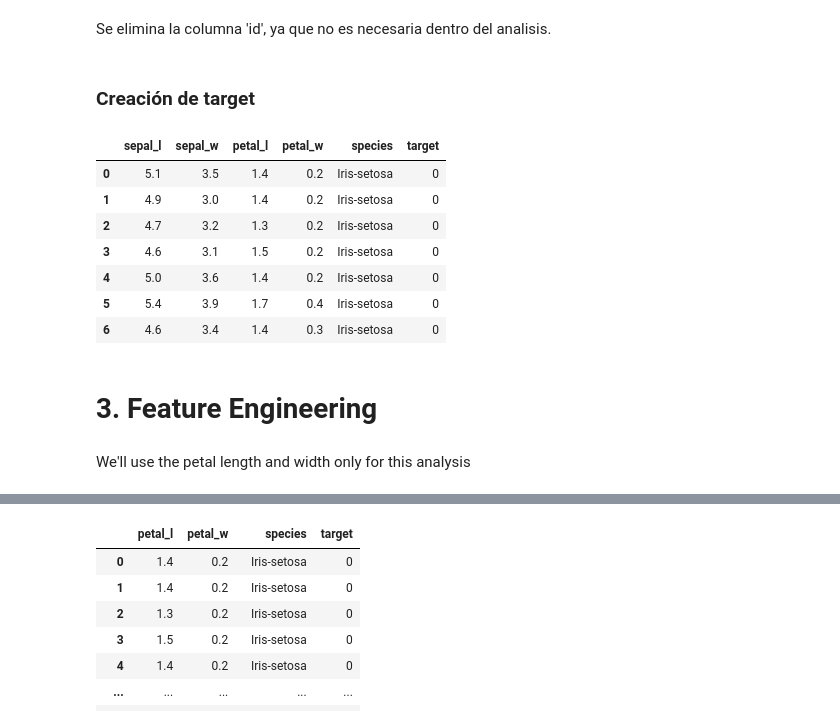
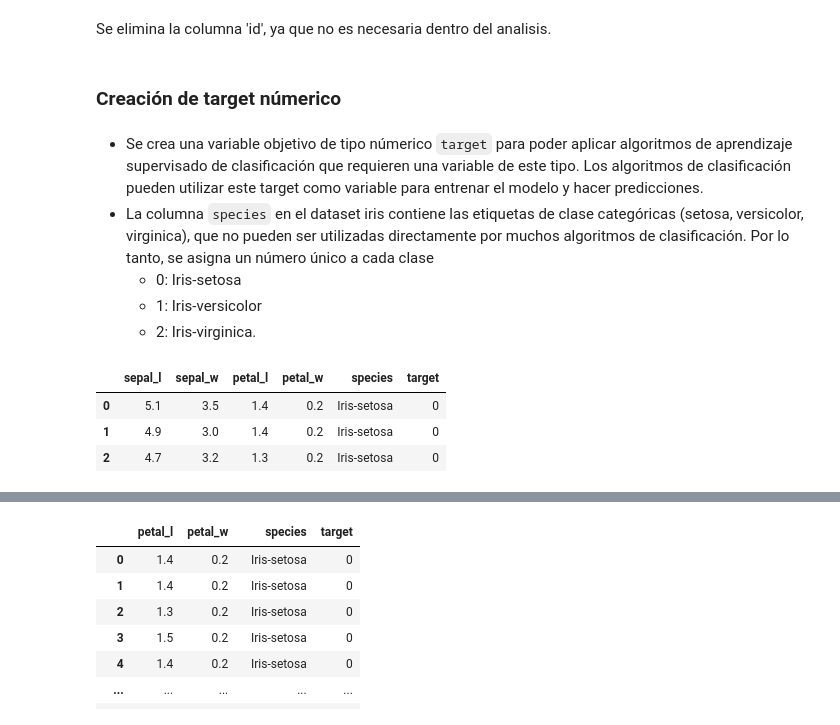
Before and after one commit to JoePortilla/IrisDataset-Classification, a Jupyter notebook: IrisDataset-Classification.ipynb, the cells around one changed output, grey strips where cells are left out. Drawn from its saved outputs; the diff is of its cells as text; code cells hidden in the pictures.

```diff
--- a/IrisDataset-Classification.ipynb
+++ b/IrisDataset-Classification.ipynb
@@ -77,21 +84,19 @@ Se elimina la columna 'id', ya que no es necesaria dentro del analisis.
 # %%
 df.drop('Id', axis=1, inplace=True)
 # %% [markdown]
-### Creación de target
+### Creación de target númerico
+# %% [markdown]
+- Se crea una variable objetivo de tipo númerico `target` para poder aplicar algoritmos de aprendizaje supervisado de clasificación que requieren una variable de este tipo. Los algoritmos de clasificación pueden utilizar este target como variable para entrenar el modelo y hacer predicciones.
+- La columna `species` en el dataset iris contiene las etiquetas de clase categóricas (setosa, versicolor, virginica), que no pueden ser utilizadas directamente por muchos algoritmos de clasificación. Por lo tanto, se asigna un número único a cada clase
+    - 0: Iris-setosa
+    - 1: Iris-versicolor
+    - 2: Iris-virginica.
 # %%
 df['target'] = df['species'].map({'Iris-setosa':0, 'Iris-versicolor':1, 'Iris-virginica':2})
 # %%
-df.head(7)
+df.head(3)
 # %% [output]
 |  | sepal_l | sepal_w | petal_l | petal_w | species | target |
 | 0 | 5.1 | 3.5 | 1.4 | 0.2 | Iris-setosa | 0 |
 | 1 | 4.9 | 3.0 | 1.4 | 0.2 | Iris-setosa | 0 |
 | 2 | 4.7 | 3.2 | 1.3 | 0.2 | Iris-setosa | 0 |
-| 3 | 4.6 | 3.1 | 1.5 | 0.2 | Iris-setosa | 0 |
-| 4 | 5.0 | 3.6 | 1.4 | 0.2 | Iris-setosa | 0 |
-| 5 | 5.4 | 3.9 | 1.7 | 0.4 | Iris-setosa | 0 |
-| 6 | 4.6 | 3.4 | 1.4 | 0.3 | Iris-setosa | 0 |
-# %% [markdown]
-# 3. Feature Engineering
-# %% [markdown]
-We'll use the petal length and width only for this analysis
```
Also changed, not shown: parts of 35 cells of this notebook.
